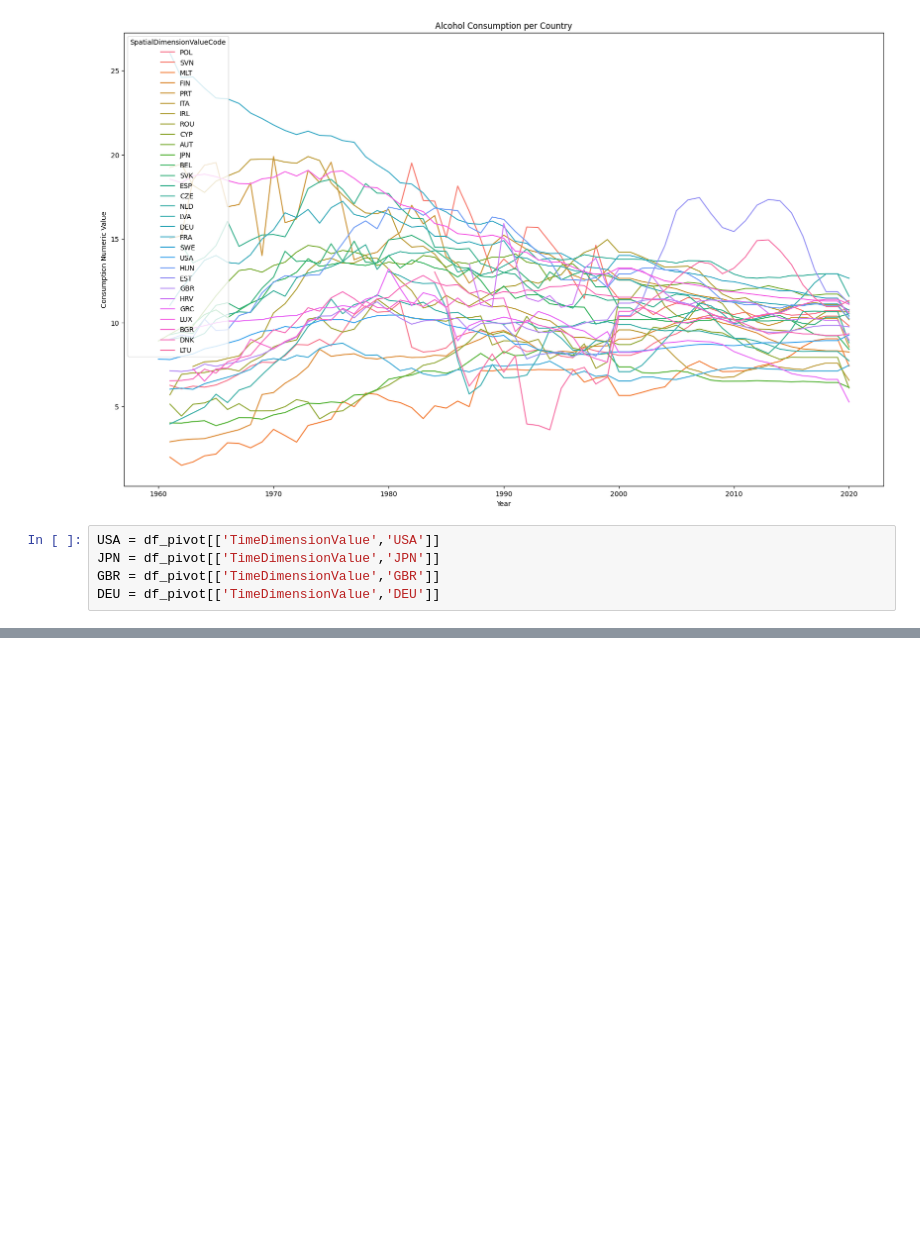
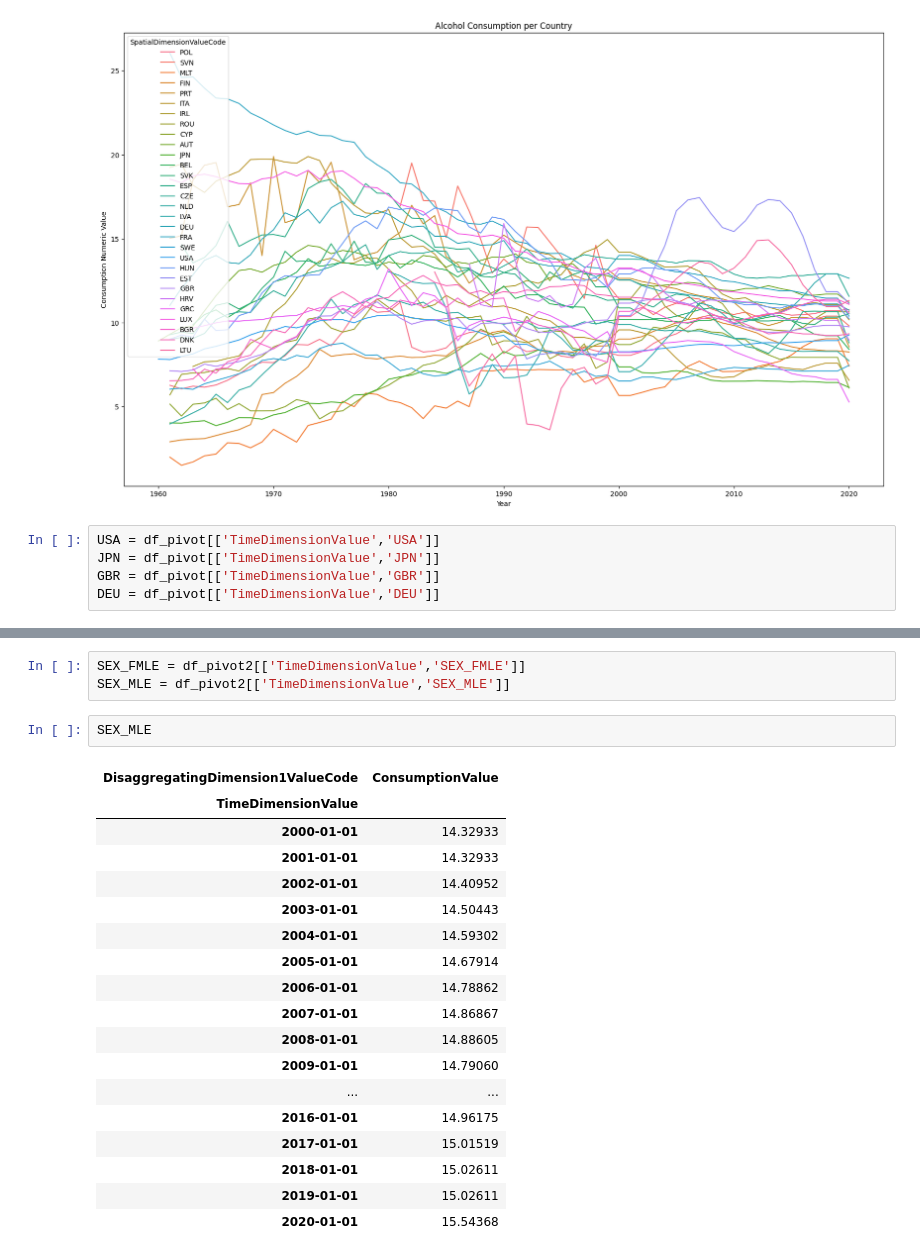
Before and after one commit to henqc/DS4002_CS3, a Jupyter notebook: Draft1.ipynb, the cells around one changed output, grey strips where cells are left out. Drawn from its saved outputs; the diff is of its cells as text; blank space fills up the shorter version.

```diff
--- a/Draft1.ipynb
+++ b/Draft1.ipynb
@@ -313,0 +335,24 @@ df_pivot2.reset_index(inplace=True)
+# %%
+SEX_FMLE = df_pivot2[['TimeDimensionValue','SEX_FMLE']]
+SEX_MLE = df_pivot2[['TimeDimensionValue','SEX_MLE']]
+# %%
+SEX_MLE
+# %% [output]
+| DisaggregatingDimension1ValueCode | ConsumptionValue |
+| TimeDimensionValue |  |
+| 2000-01-01 | 14.32933 |
+| 2001-01-01 | 14.32933 |
+| 2002-01-01 | 14.40952 |
+| 2003-01-01 | 14.50443 |
+| 2004-01-01 | 14.59302 |
+| 2005-01-01 | 14.67914 |
+| 2006-01-01 | 14.78862 |
+| 2007-01-01 | 14.86867 |
+| 2008-01-01 | 14.88605 |
+| 2009-01-01 | 14.79060 |
+| ... | ... |
+| 2016-01-01 | 14.96175 |
+| 2017-01-01 | 15.01519 |
+| 2018-01-01 | 15.02611 |
+| 2019-01-01 | 15.02611 |
+| 2020-01-01 | 15.54368 |
```
Also changed, not shown: parts of 18 cells of this notebook.
